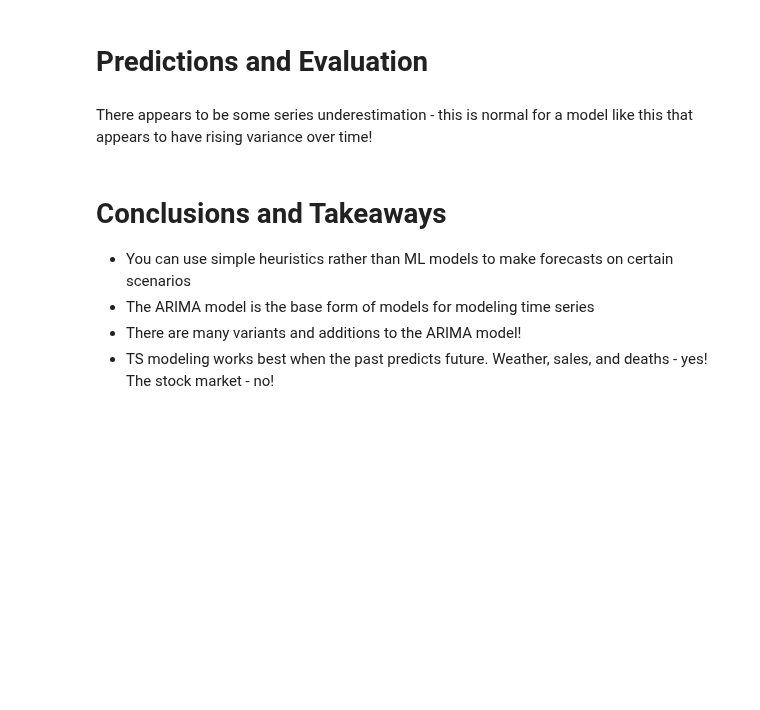
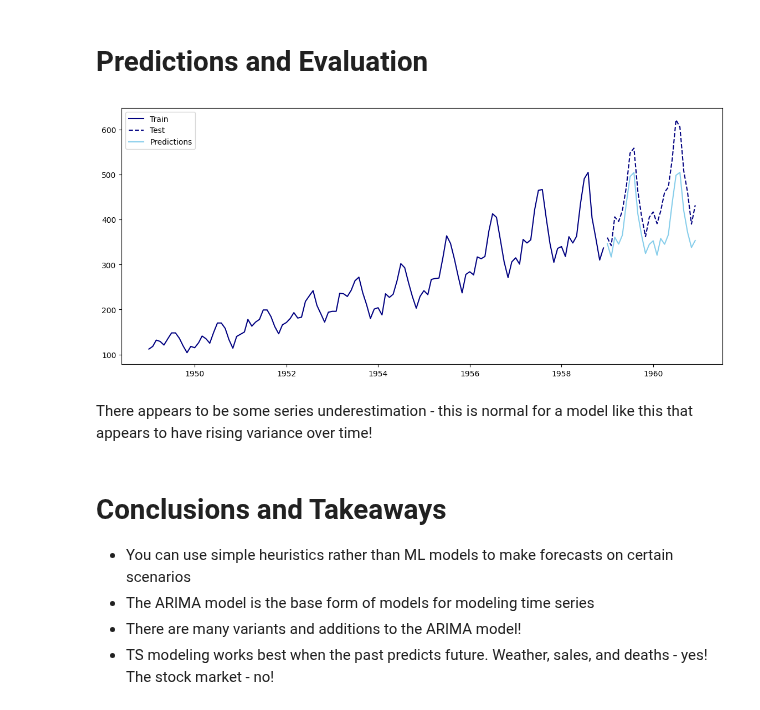
Before and after one commit to CharleyHananiaGA/DSB-Unit-03, a Jupyter notebook: 17 - Time Series II - Modeling/ts-ii-modeling-starter.ipynb, the cells around one changed output. Saved outputs shown, nothing was run; the diff lists cells and outputs as text; code cells hidden in the pictures; blank space fills up the shorter version.

```diff
--- a/17 - Time Series II - Modeling/ts-ii-modeling-starter.ipynb
+++ b/17 - Time Series II - Modeling/ts-ii-modeling-starter.ipynb
@@ -299,0 +339,3 @@ Since we're using `statsmodels`, we can actually use `GridSearchCV`, but that's
+# %%
+df_res = pd.DataFrame(results, columns=['p', 'q', 'aic'])
+df_res.sort_values('aic').head(10)
@@ -299,0 +354,7 @@ Since we're using `statsmodels`, we can actually use `GridSearchCV`, but that's
+# %%
+# Best model summary
+best_p, best_q = df_res.sort_values('aic', ascending=True).iloc[0][['p', 'q']]
+# %%
+# model = ARIMA(y_train, order=(11,2,3)).fit()
+model = ARIMA(y_train, order=(best_p, d_val, best_q)).fit()
+model.summary()
@@ -300,5 +392,15 @@ Since we're using `statsmodels`, we can actually use `GridSearchCV`, but that's
 # %% [markdown]
 # Predictions and Evaluation
+# %%
+y_test_pred = model.predict(start=y_test.index[0], end=y_test.index[-1])
+# %%
+plt.figure(figsize=(14, 6))
+plt.plot(y_train, c='navy', label='Train')
+plt.plot(y_test, c='navy', linestyle='--', label='Test')
+plt.plot(y_test_pred, c='skyblue', label='Predictions')
+plt.legend();
+# %% [output]
+[figure, added]
 # %% [markdown]
 There appears to be some series underestimation - this is normal for a model like this that appears to have rising variance over time!
 # %% [markdown]
```
Also changed, not shown: parts of 8 cells of this notebook.
